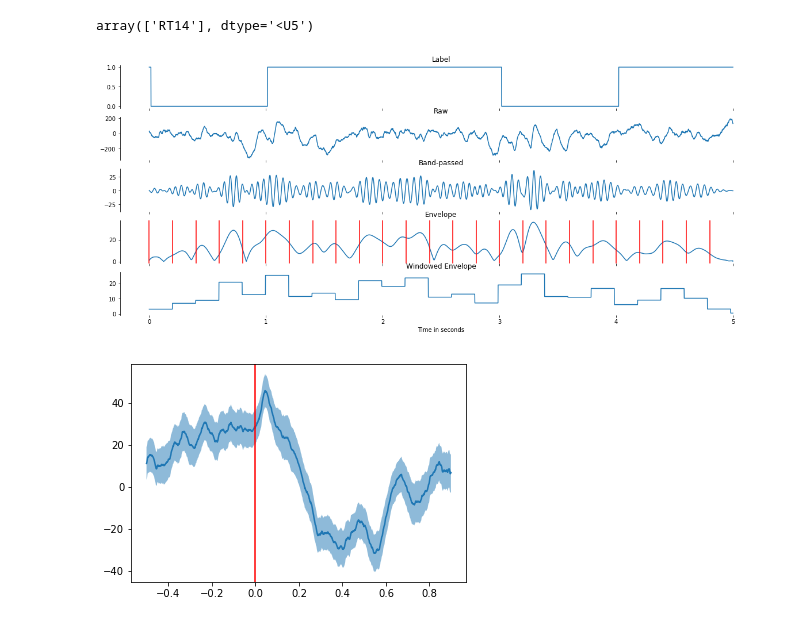
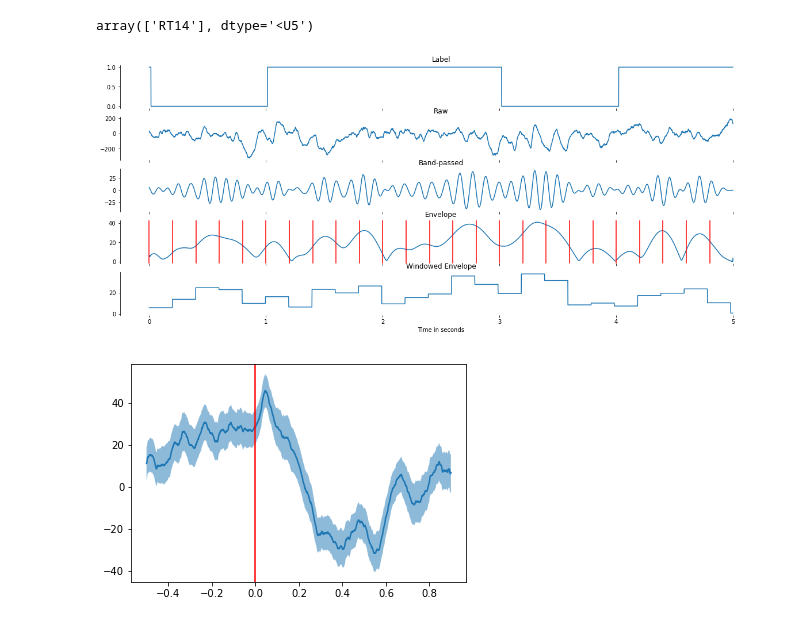
Before and after one commit to c-herff/GettingStarted, a Jupyter notebook: inspectRawData.ipynb, the cells around one changed output. Cells and saved outputs as stored; diff of their text form; code cells hidden in the pictures.

```diff
--- a/inspectRawData.ipynb
+++ b/inspectRawData.ipynb
@@ -29,14 +29,15 @@ array(['RT14'], dtype='<U5')
 # Beta = 12-30
 # Gamma = 30-50
 # High-Gamma = 60-90
-lowFrequencyCutoff=60
-highFrequencyCutoff=90
+lowFrequencyCutoff=8
+highFrequencyCutoff=12
 #Start and end (in seconds) of the eeg bit
 start=11
 end=16
 x=np.arange(start*sr,end*sr)/sr-start
 #Creating a butterworth filter
-b, a = butter(3, [lowFrequencyCutoff/sr/2,highFrequencyCutoff/sr/2], btype='bp')
+nyquist = sr/2
+b, a = butter(3, [lowFrequencyCutoff/nyquist,highFrequencyCutoff/nyquist], btype='bp')
 # Cutting out the corresponding data
 selectedChannel = 103
 dat = eegData[sr*start:sr*end,selectedChannel]
@@ -48,34 +49,34 @@ lbl = words[sr*start:sr*end]!=''
 ax[0].plot(x,lbl,label='Words')
 # Plotting the raw data
 ax[1].set_title('Raw')
 ax[1].plot(x,dat,label='Raw')
 # Bandpass filtering and plotting
 filtered=filtfilt(b,a,dat)
 ax[2].set_title('Band-passed')
 ax[2].plot(x,filtered,label='Band-passed')
 # Calculating the hilbert envelope of the filtered signal
 hilEnv=np.abs(hilbert(filtered))
 ax[3].set_title('Envelope')
 ax[3].plot(x,hilEnv,label='Band-passed')
 # Windowing
 winLength = 0.2
 for i in np.arange(np.min(x),np.max(x),winLength):
     ax[3].axvline(x=i,color='r')
 winEnv=hilEnv
 for win in range(0,len(hilEnv),int(winLength*sr)):
     winEnv[win:win+int(winLength*sr)]=np.mean(hilEnv[win:win+int(winLength*sr)])
 ax[4].set_title('Windowed Envelope')
 ax[4].plot(x,winEnv,label='Windowed Envelope')
 ax[4].set_xlabel('Time in seconds')
 
 #Making it a bit prettier
 for axs in ax:
     axs.spines['right'].set_visible(False)
     axs.spines['top'].set_visible(False)
     axs.spines['bottom'].set_visible(False)
 plt.show()
 # %% [output]
-[figure, old version]
+[figure, new version]
 # %%
 ### Plotting ERPs
 ### Find all positions where a word starts and plot the average signal
```
